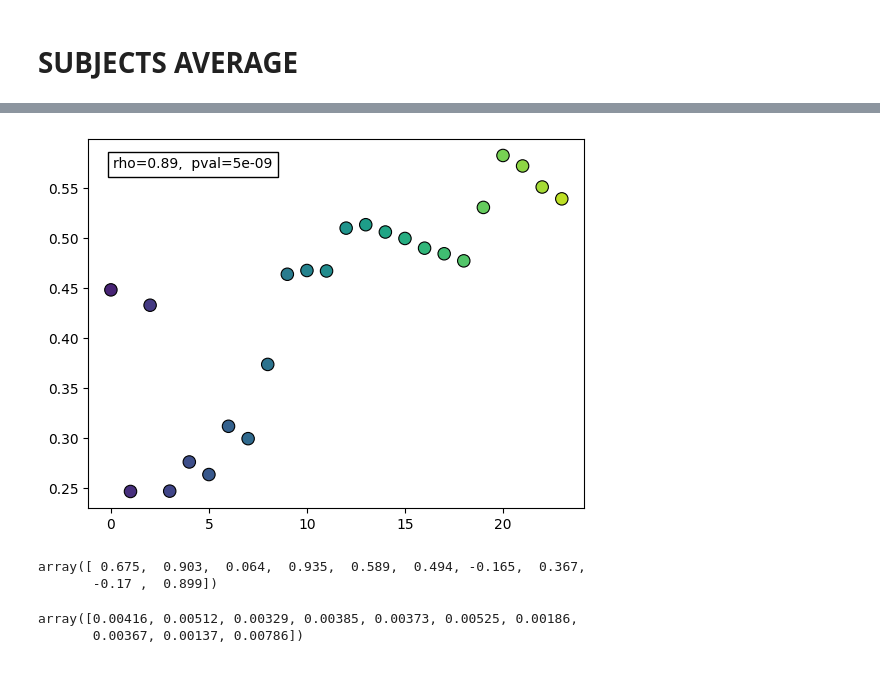
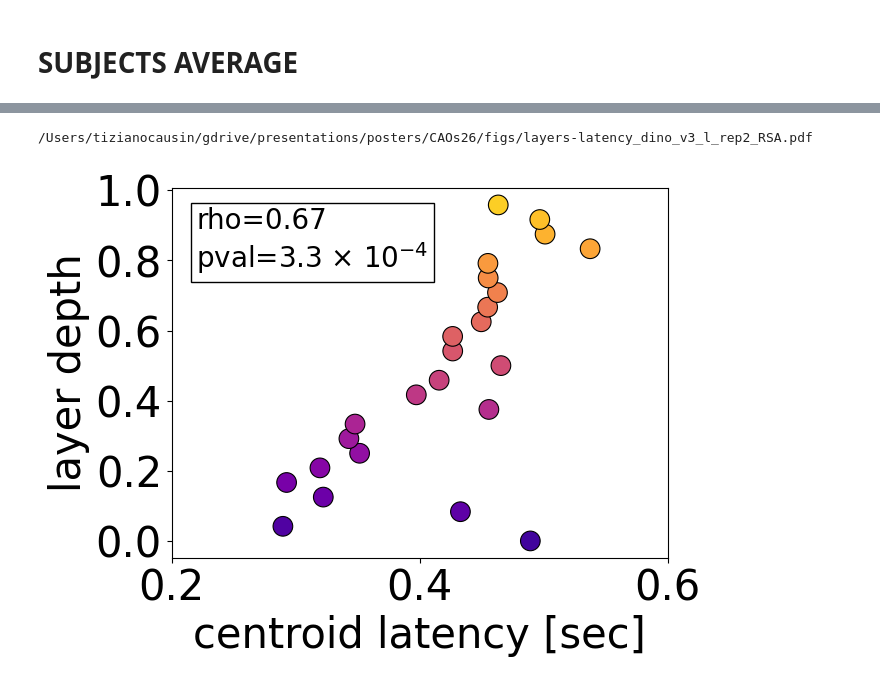
Before and after one commit to TizianoCausin01/project1917-26, a Jupyter notebook: python_scripts/scripts/figs_CAOs_poster.ipynb, the cells around one changed output, grey strips where cells are left out. Saved outputs shown, nothing was run; the diff lists cells and outputs as text; code cells hidden in the pictures.

```diff
--- a/python_scripts/scripts/figs_CAOs_poster.ipynb
+++ b/python_scripts/scripts/figs_CAOs_poster.ipynb
@@ -35,7 +35,7 @@ class Cfg:
     pooling = "all"
     PCs_to_regress_out = 50
     iterations_n = 1000
-    repetition = 0
+    repetition = 1
     signal_metric = "cosine_cnt"
     model_metric = "cosine_cnt"
     regress_out_gaze = 'PCR' # or None or pointwise
@@ -46,8 +46,15 @@ class Cfg:
     min_peak_percent = .2
     negative_lim = .8
     min_fit_cutoff = .002
+    figs_folder = "/Users/tizianocausin/gdrive/presentations/posters/CAOs26/figs"
+    title_fontsize=40
+    labels_fontsize = 30
+    ticks_fontsize = 15
+    legend_fontsize=40
 cfg = Cfg()
 layers = get_relevant_output_layers(cfg.model_name, pkg=cfg.pkg)
+if cfg.model_name == "alexnet":
+    layers = layers[1:]
 mod_fs = config["movie_fs"]
 model_len = [round(i*cfg.neu_fs/config["movie_fs"]) for i in config["model_len"]]
 # %% [markdown]
@@ -154,15 +159,34 @@ plt.tight_layout()
 # %%
+cmap = truncate_colormap(plt.cm.plasma)  # or "plasma", "coolwarm", etc.
+colors = cmap(np.linspace(0, 1, len(layers)))
 rho = spearmanrho(np.arange(len(avg_centroids)), avg_centroids)
 r = np.corrcoef(np.arange(len(avg_centroids)), avg_centroids)[0,1]
 fig, ax = plt.subplots(1)
-ax.scatter(np.arange(len(avg_centroids)), avg_centroids, c=colors[:len(avg_centroids)], s=80, edgecolors='k', linewidths=0.8)
+ax.scatter(avg_centroids, np.arange(len(avg_centroids))/len(avg_centroids),  c=colors[:len(avg_centroids)], s=200, edgecolors='k', linewidths=0.8)
+pval_str = f"{rho.pvalue:.1e}"
+mantissa, exponent = pval_str.split("e")
+exponent = int(exponent)  # removes leading zeros like -02 -> -2
+
+label = f"rho={rho.statistic:.2f}\npval={mantissa} × 10$^{{{exponent}}}$"
 ax.text(
     0.05, 0.95,              # slightly inside the corner
-    f"rho={round(rho.statistic, 2)},  pval={rho.pvalue:.0e}",
+    f"{label}",
     transform=ax.transAxes,
     ha='left',               # horizontal alignment
     va='top',                # vertical alignment
-    bbox=dict(facecolor='white', edgecolor='black')
+    bbox=dict(facecolor='white', edgecolor='black'),
+    fontsize=cfg.legend_fontsize-20
 );
+# ax.set_xlim([.450, .550])
+ax.set_xlim([.2, .6])
+ax.tick_params(labelsize=cfg.labels_fontsize)
+ax.set_yticks([0, .2, .4, .6, .8, 1])
+ax.set_ylabel("layer depth", fontsize=cfg.labels_fontsize)
+ax.set_xlabel("centroid latency [sec]", fontsize=cfg.labels_fontsize)
+fname = f"layers-latency_{cfg.model_name}_rep{cfg.repetition+1}_{cfg.analysis_type}.pdf"
+outpath = os.path.join(cfg.figs_folder, fname)
+fig.savefig(outpath, format="pdf", bbox_inches="tight")
+print(outpath)
 # %% [output]
+/Users/tizianocausin/gdrive/presentations/posters/CAOs26/figs/layers-latency_dino_v3_l_rep2_RSA.pdf
-[figure, old version]
+[figure, new version]
@@ -220,10 +192,0 @@ for i_sub in config["subjects"][:10]:
-# %%
-np.round(rhos, 3)
-# %% [output]
-array([ 0.675,  0.903,  0.064,  0.935,  0.589,  0.494, -0.165,  0.367,
-       -0.17 ,  0.899])
-# %%
-np.round(model_fit, 5)
-# %% [output]
-array([0.00416, 0.00512, 0.00329, 0.00385, 0.00373, 0.00525, 0.00186,
-       0.00367, 0.00137, 0.00786])
```
Also changed, not shown: parts of 14 cells of this notebook.
